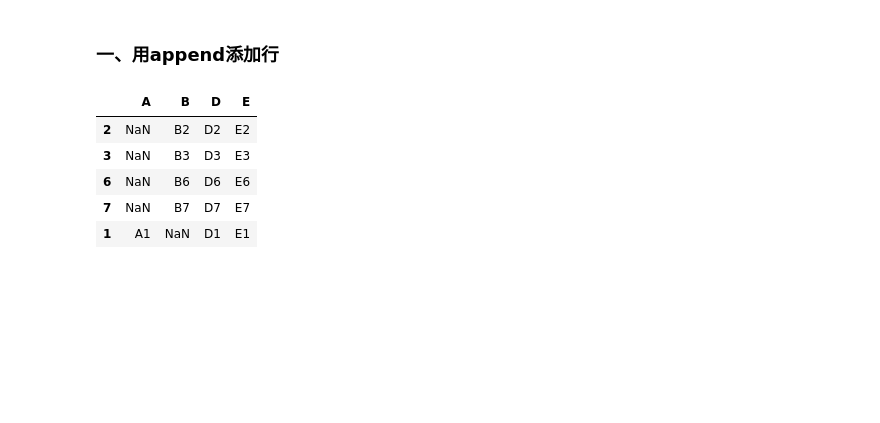
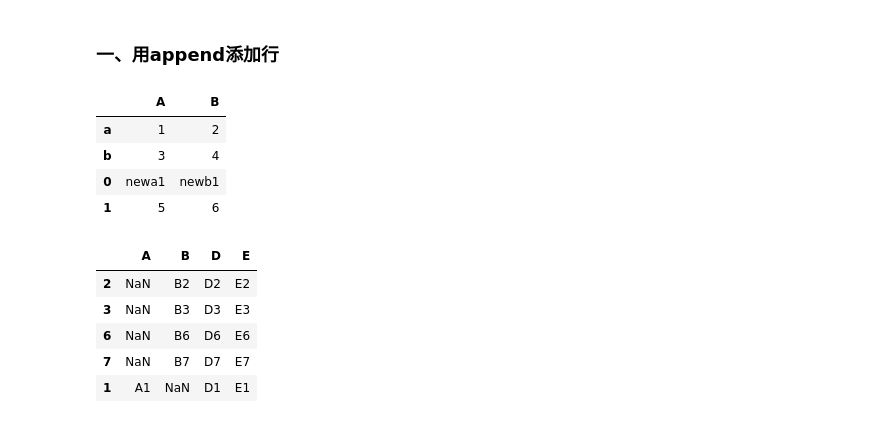
Before and after one commit to datawhalechina/joyful-pandas, a Jupyter notebook: 第5章 合并.ipynb, the cells around one changed output. Saved outputs shown, nothing was run; the diff lists cells and outputs as text; code cells hidden in the pictures; blank space fills up the shorter version.

```diff
--- a/第5章 合并.ipynb
+++ b/第5章 合并.ipynb
@@ -5,6 +5,19 @@ import pandas as pd
 import numpy as np
 # %% [markdown]
 ### 一、用append添加行
+# %%
+df = pd.DataFrame([[1, 2], [3, 4]], columns=list('AB'), index=list('ab'))
+s = pd.Series(['new_1','new_2'],index=list('AB'))
+s.name = 'new_s'
+dicts = [{'A': 'newa1', 'B': 'newb1'},
+         {'A': 5, 'B': 6}]
+df.append(dicts)
+# %% [output]
+|  | A | B |
+| a | 1 | 2 |
+| b | 3 | 4 |
+| 0 | newa1 | newb1 |
+| 1 | 5 | 6 |
 # %%
 # 函数用法：df.append(other,ignore_index=False,verify_integrity=False,sort=False)
 # (1) 基础用法：
```
Also changed, not shown: 8 other files.
